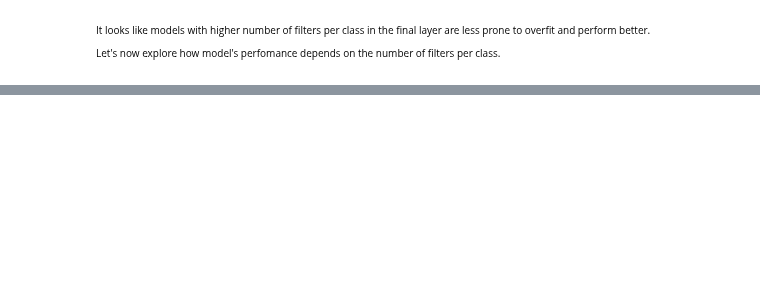
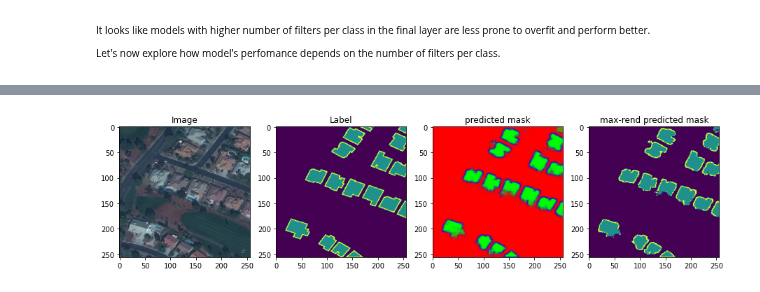
Before and after one commit to eagle20-k/InnovationLab, a Jupyter notebook: 01_Model_Engineering.ipynb, the cells around one changed output, grey strips where cells are left out. Saved outputs shown, nothing was run; the diff lists cells and outputs as text; code cells hidden in the pictures; blank space fills up the shorter version.

```diff
--- a/01_Model_Engineering.ipynb
+++ b/01_Model_Engineering.ipynb
@@ -460,0 +547,3 @@ Let's now explore how model's perfomance depends on the number of filters per cl
+# %%
+# Generate output predictions for the input samples
+mask_predicted = model.predict(test_image_gen, verbose = 1)
@@ -460,0 +622,3 @@ Let's now explore how model's perfomance depends on the number of filters per cl
+# %%
+test_gen = make_gen4unet(df_test, batch_size = 1,target_size = (256, 256), seed = 0) #seed 0 to keep the Reihenfolge
+img_test, mask_test = next(test_gen, 5)
@@ -460,0 +628,3 @@ Let's now explore how model's perfomance depends on the number of filters per cl
+# %%
+# Generate output predictions for the input samples
+mask_predicted = model.predict(img_test, verbose = 1)
@@ -460,0 +633,26 @@ Let's now explore how model's perfomance depends on the number of filters per cl
+# %%
+# define function to display the results
+def predict_buildings(img,mask, mask_pred):
+    i=0
+    img=img[i].astype(int)
+    mask = mask[i]
+    mask_pred=np.squeeze(mask_pred[i])
+    mask_pred_rend=np.argmax(mask_pred, axis=-1)
+    plt.figure(figsize=0.8*np.array([3*6.4, 4.8]))
+    #fig, ax = plt.subplots(2,2)
+    plt.subplot(141).set_title("Image")
+    # = plt.subplot(1,3,1), 1 row, 4 columns,  first subplot (from right to left, first top row)
+    plt.imshow(img)
+    plt.subplot(142).set_title("Label")
+    plt.imshow(mask)
+    plt.subplot(143).set_title("predicted mask")
+    plt.imshow(mask_pred)
+    plt.subplot(144).set_title("max-rend predicted mask")
+    plt.imshow(mask_pred_rend)
+    plt.show()
+
+    return mask_pred, mask_pred_rend
+# %%
+mask_pred_, mask_pred_rend_ = predict_buildings(img_test, mask_test, mask_predicted)
+# %% [output]
+[figure, added]
```
Also changed, not shown: parts of 19 cells of this notebook, 5 other files.
